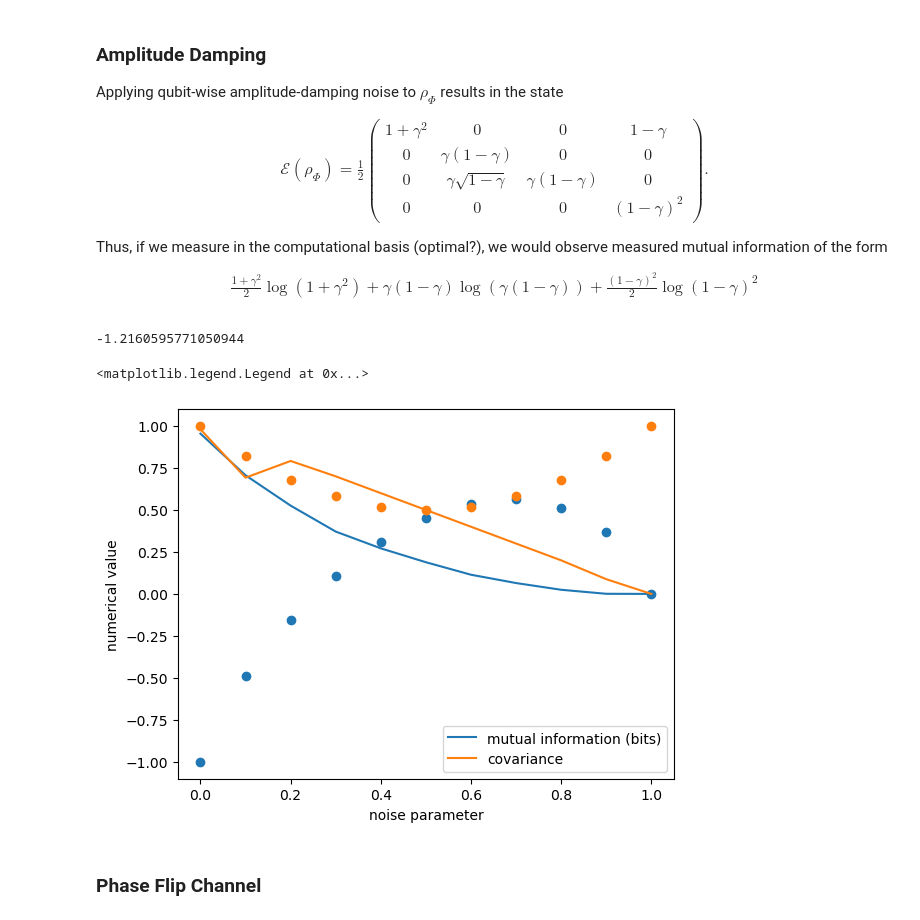
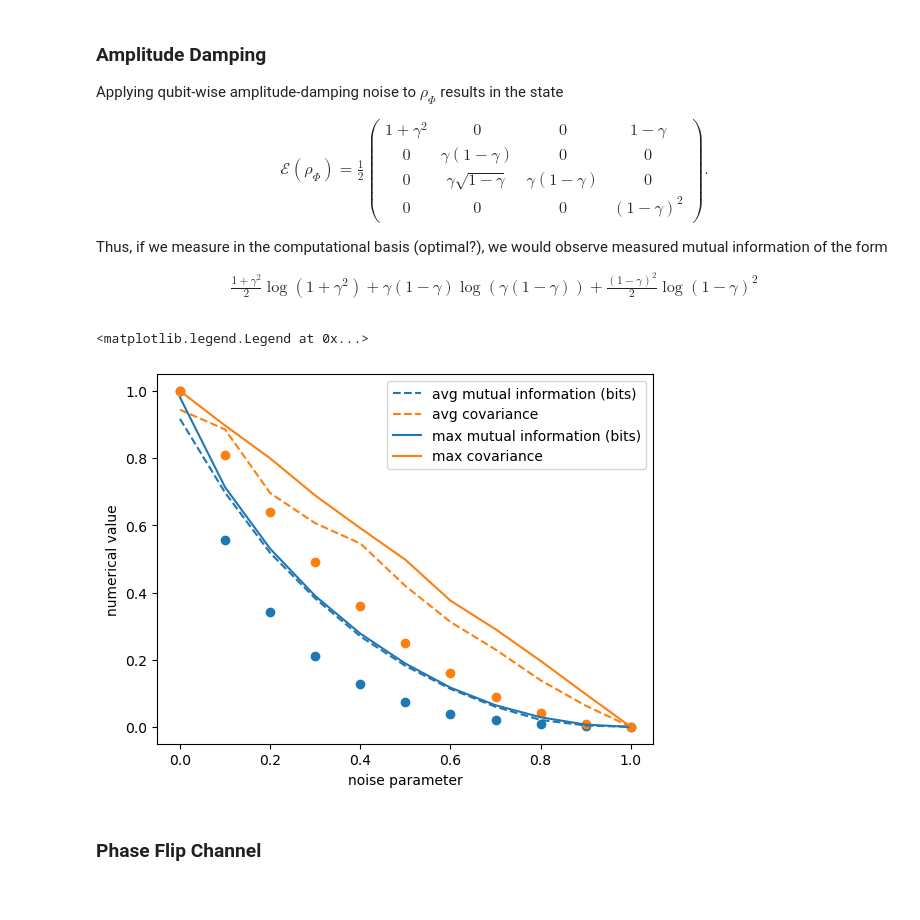
Before and after one commit to ChitambarLab/qNetTI, a Jupyter notebook: demos/covariance_vs_entropic_inference_noisy.ipynb, the cells around one changed output. Saved outputs shown, nothing was run; the diff lists cells and outputs as text; code cells hidden in the pictures.

```diff
--- a/demos/covariance_vs_entropic_inference_noisy.ipynb
+++ b/demos/covariance_vs_entropic_inference_noisy.ipynb
@@ -187,32 +143,62 @@ def amp_damp_cov(gam):
 # %%
+def unrotated_amp_damp_prep_node(gam):
+    def bell_state(settings, wires):
+        qnetvo.ghz_state(settings, wires)
+        qml.AmplitudeDamping(gam, wires=[wires[0]])
+        qml.AmplitudeDamping(gam, wires=[wires[1]])
+
+    bell_state_prep_node = qnetvo.PrepareNode(wires=[0, 1], ansatz_fn=bell_state)
+    return bell_state_prep_node
+
 def amp_damp_mmi(gam):
-    meas_nodes = [qnetvo.MeasureNode(wires=[0], ansatz_fn=qml.ArbitraryUnitary, num_settings=3),
-                  qnetvo.MeasureNode(wires=[1], ansatz_fn=qml.ArbitraryUnitary, num_settings=3)]
-    mmi = qnetti.measured_mutual_info_cost_fn(qnetvo.NetworkAnsatz([amplitude_damping_prep_node(gam)], meas_nodes))
-    return mmi([0,0,0,0,0,0])
+    mmi = qnetti.qubit_measured_mutual_infos_fn(unrotated_amp_damp_prep_node(gam),
+                                                dev_kwargs={"name": "default.mixed"}
+                                               )
+    return mmi([0,0,0,0,0,0])[0]
 
 def amp_damp_cov(gam):
-    cov_cost = qnetti.qubit_covariance_cost_fn(amplitude_damping_prep_node(gam), meas_wires=[0,1])
-    return cov_cost([0,0,0,0,0,0])
-
-amp_damp_cov(0.5)
+    cov_cost = qnetti.qubit_covariance_matrix_fn(unrotated_amp_damp_prep_node(gam),
+                                               dev_kwargs={"name": "default.mixed"}
+                                              )
+    return abs(cov_cost([0,0,0,0,0,0])[0,1])
-# %% [output]
--1.2160595771050944
 # %%
 gamma = [x/10 for x in range(11)]
-char_mat_data = [characteristic_matrix_inference(amplitude_damping_prep_node(gam), ghz2_mat, num_steps=50, step_size=0.5, print_result=False, qnode_kwargs={}) for gam in gamma]
-cov_mat_data = [covariance_matrix_inference(amplitude_damping_prep_node(gam), 2, ghz2_mat, step_size=0.5, num_steps=50, verbose=False, print_result=False) for gam in gamma]
+trial = 10
 
-plt.plot(gamma, [mat[0,1] for mat in char_mat_data], label='mutual information (bits)')
-plt.plot(gamma, [abs(mat[0,1]) for mat in cov_mat_data], label='covariance')
-plt.scatter(gamma, [amp_damp_mmi(gam) for gam in gamma])
-plt.scatter(gamma, [amp_damp_cov(gam) for gam in gamma])
-plt.xlabel('noise parameter')
-plt.ylabel('numerical value')
-plt.legend()
+vn_opt_kwargs = {"num_steps": 5, "step_size": 0.5}
+mi_opt_kwargs = {"num_steps": 40, "step_size": 0.5}
+cov_opt_kwargs = {"num_steps": 40, "step_size": 0.5}
+
+char_mat_data = [[characteristic_matrix_inference(amplitude_damping_prep_node(gam),
+                                                  dev_kwargs = {"name": "default.mixed"},
+                                                  vn_opt_kwargs = vn_opt_kwargs,
+                                                  mi_opt_kwargs = mi_opt_kwargs
+                                                 ) for t in range(trial)]
+                 for gam in gamma]
+
+cov_mat_data = [[covariance_matrix_inference(amplitude_damping_prep_node(gam),
+                                             dev_kwargs = {"name": "default.mixed"},
+                                             qnode_kwargs = cov_opt_kwargs
+                                            ) for t in range(trial)]
+                for gam in gamma]
-# %% [output]
-<matplotlib.legend.Legend at 0x...>
-[figure, removed]
+# %%
+plt.plot(gamma, [reduce(lambda x,y: x + y, mat)[0,1]/trial for mat in char_mat_data],
+         label='avg mutual information (bits)', color='#1f77b4', linestyle='dashed')
+plt.plot(gamma, [reduce(lambda x,y: qnp.abs(x) + qnp.abs(y), mat)[0,1]/trial for mat in cov_mat_data],
+         label='avg covariance', color='#ff7f0e', linestyle='dashed')
+plt.plot(gamma, [reduce(lambda x,y: qnp.maximum(x,y), mat)[0,1] for mat in char_mat_data],
+         label='max mutual information (bits)', color='#1f77b4')
+plt.plot(gamma, [reduce(lambda x,y: qnp.maximum(qnp.abs(x),qnp.abs(y)), mat)[0,1] for mat in cov_mat_data],
+         label='max covariance', color='#ff7f0e')
+# the scatter plots takes measurement in Z basis, not necessarily optimal
+plt.scatter(gamma, [amp_damp_mmi(gam) for gam in gamma])
+plt.scatter(gamma, [amp_damp_cov(gam) for gam in gamma])
+plt.xlabel('noise parameter')
+plt.ylabel('numerical value')
+plt.legend()
+# %% [output]
+<matplotlib.legend.Legend at 0x...>
+[figure, added]
 # %% [markdown]
 ### Phase Flip Channel
 # %%
```
Also changed, not shown: parts of 10 cells of this notebook, 1 other file.
